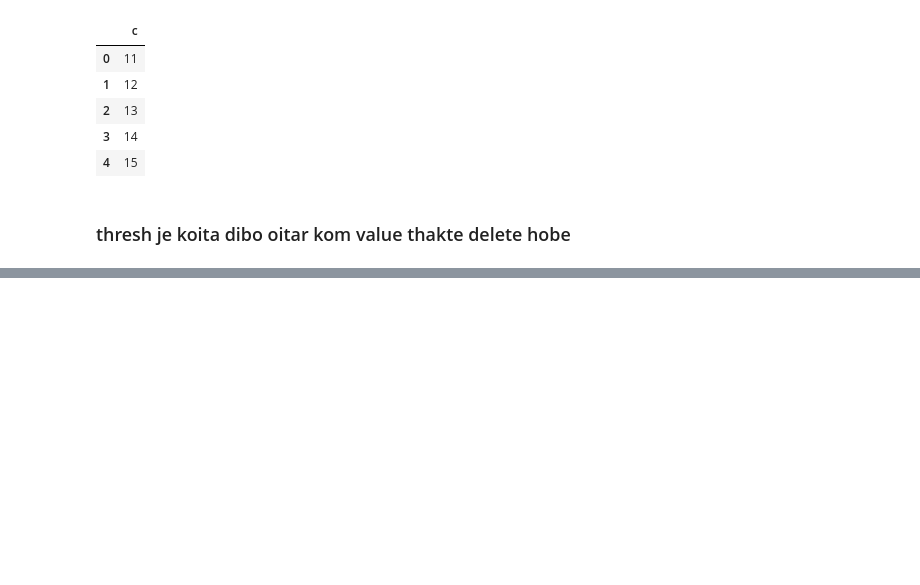
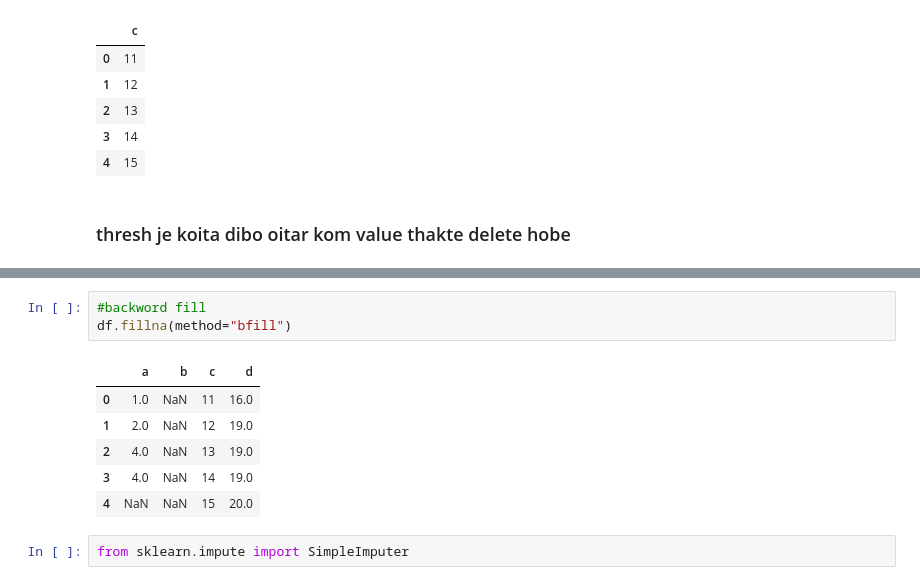
Before and after one commit to jayanto561/Code, a Jupyter notebook: python/haldle_nan_value.ipynb, the cells around one changed output, grey strips where cells are left out. Cells and saved outputs as stored; diff of their text form; blank space fills up the shorter version.

```diff
--- a/python/haldle_nan_value.ipynb
+++ b/python/haldle_nan_value.ipynb
@@ -104,0 +159,12 @@ df.dropna(axis=1)
+# %%
+#backword fill
+df.fillna(method="bfill")
+# %% [output]
+|  | a | b | c | d |
+| 0 | 1.0 | NaN | 11 | 16.0 |
+| 1 | 2.0 | NaN | 12 | 19.0 |
+| 2 | 4.0 | NaN | 13 | 19.0 |
+| 3 | 4.0 | NaN | 14 | 19.0 |
+| 4 | NaN | NaN | 15 | 20.0 |
+# %%
+from sklearn.impute import SimpleImputer
```
Also changed, not shown: parts of 21 cells of this notebook.
